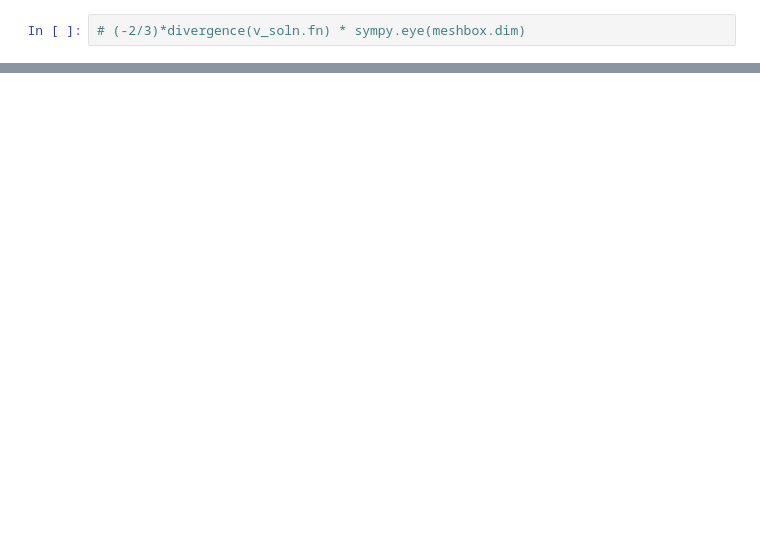
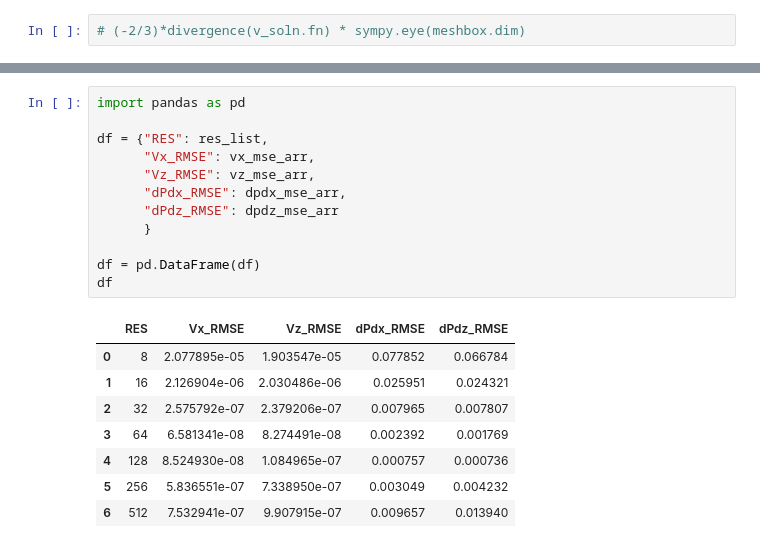
Before and after one commit to jcgraciosa/TALA-EBA-benchmark, a Jupyter notebook: src/Ex_Convection_TALA_MMS.ipynb, the cells around one changed output, grey strips where cells are left out. Drawn from its saved outputs; the diff is of its cells as text; blank space fills up the shorter version.

```diff
--- a/src/Ex_Convection_TALA_MMS.ipynb
+++ b/src/Ex_Convection_TALA_MMS.ipynb
@@ -558,0 +761,21 @@ ax2.legend(lines + lines2, labels + labels2, loc=8)
+# %%
+import pandas as pd
+
+df = {"RES": res_list,
+      "Vx_RMSE": vx_mse_arr,
+      "Vz_RMSE": vz_mse_arr,
+      "dPdx_RMSE": dpdx_mse_arr,
+      "dPdz_RMSE": dpdz_mse_arr
+      }
+
+df = pd.DataFrame(df)
+df
+# %% [output]
+|  | RES | Vx_RMSE | Vz_RMSE | dPdx_RMSE | dPdz_RMSE |
+| 0 | 8 | 2.077895e-05 | 1.903547e-05 | 0.077852 | 0.066784 |
+| 1 | 16 | 2.126904e-06 | 2.030486e-06 | 0.025951 | 0.024321 |
+| 2 | 32 | 2.575792e-07 | 2.379206e-07 | 0.007965 | 0.007807 |
+| 3 | 64 | 6.581341e-08 | 8.274491e-08 | 0.002392 | 0.001769 |
+| 4 | 128 | 8.524930e-08 | 1.084965e-07 | 0.000757 | 0.000736 |
+| 5 | 256 | 5.836551e-07 | 7.338950e-07 | 0.003049 | 0.004232 |
+| 6 | 512 | 7.532941e-07 | 9.907915e-07 | 0.009657 | 0.013940 |
```
Also changed, not shown: parts of 30 cells of this notebook, 9 other files.
